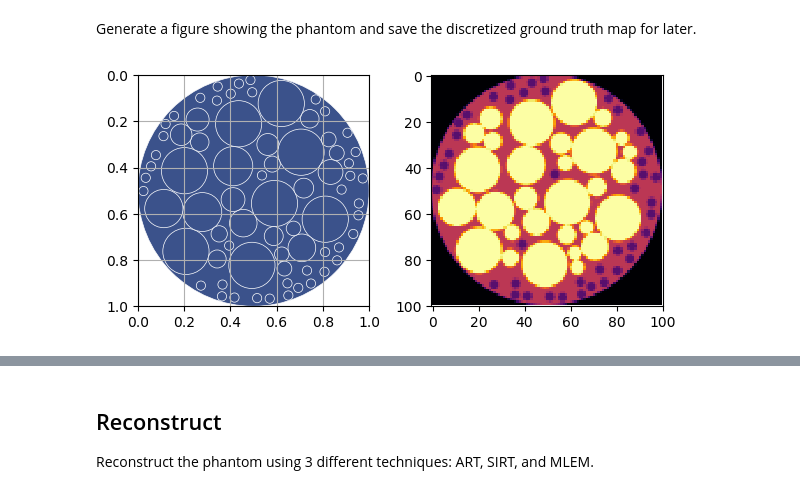
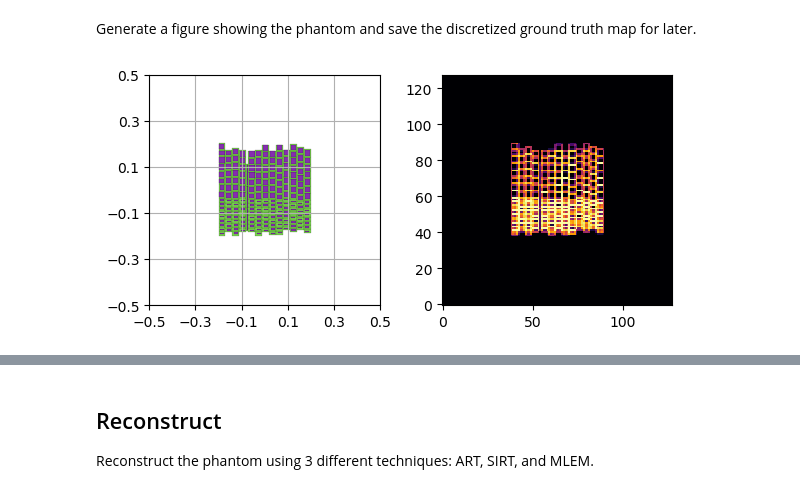
Before and after one commit to AdvancedPhotonSource/xdesign, a Jupyter notebook: docs/source/demos/FullReferenceMetrics.ipynb, the cells around one changed output, grey strips where cells are left out. Drawn from its saved outputs; the diff is of its cells as text; code cells hidden in the pictures.

```diff
--- a/docs/source/demos/FullReferenceMetrics.ipynb
+++ b/docs/source/demos/FullReferenceMetrics.ipynb
@@ -15,23 +9,23 @@ def rescale(reconstruction, hi):
+# %%
+NPIXEL = 128
 # %% [markdown]
 ## Generate a phantom
 
 Use one of XDesign's various pre-made and procedurally generated phantoms.
 # %%
 np.random.seed(0)
-soil_like_phantom = Soil()
+soil_like_phantom = Softwood()
 # %% [markdown]
 Generate a figure showing the phantom and save the discretized ground truth map for later.
 # %%
-discrete = sidebyside(soil_like_phantom, 100)
-
+discrete = sidebyside(soil_like_phantom, NPIXEL)
 plt.savefig('Soil_sidebyside.png', dpi='figure',
         orientation='landscape', papertype=None, format=None,
         transparent=True, bbox_inches='tight', pad_inches=0.0,
         frameon=False)
-
 plt.show()
 # %% [output]
-[figure, old version]
+[figure, new version]
 # %% [markdown]
 ## Simulate data acquisition
 
```
Also changed, not shown: parts of 19 cells of this notebook.
